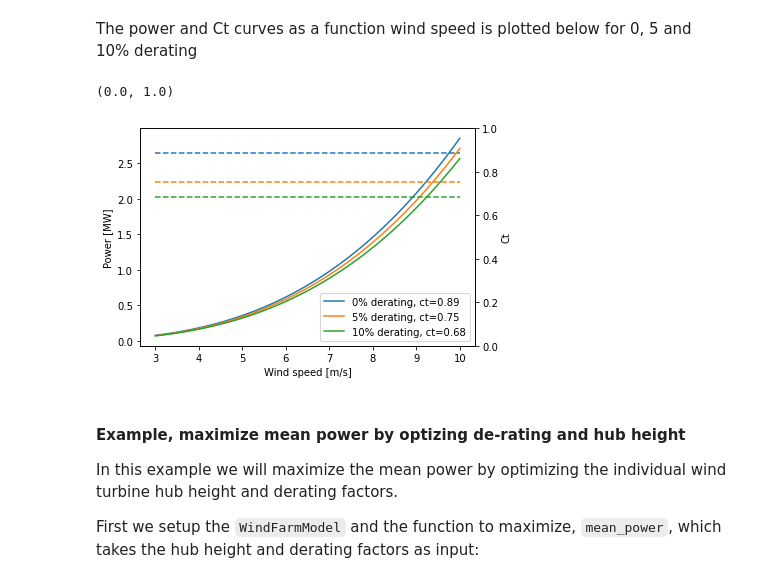
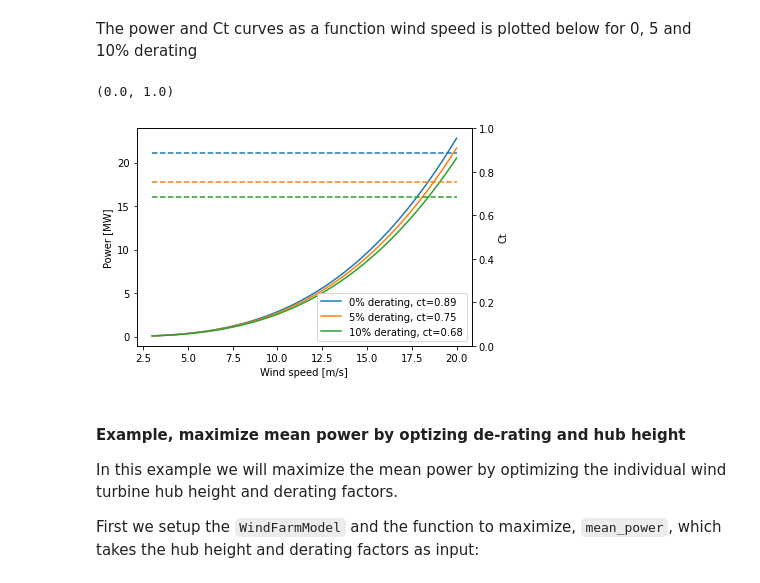
Before and after one commit to geoxiadis/smth, a Jupyter notebook: docs/notebooks/Optimization.ipynb, the cells around one changed output. Saved outputs shown, nothing was run; the diff lists cells and outputs as text; code cells hidden in the pictures.

```diff
--- a/docs/notebooks/Optimization.ipynb
+++ b/docs/notebooks/Optimization.ipynb
@@ -625,2 +638,11 @@ Iteration limit reached
 # %% [markdown]
 Optimize the site with 64 wind turbines. Below the number of iterations is limited to 3
+# %%
+n_wt=16
+site = IEA37Site(n_wt)
+wt = IEA37WindTurbines()
+wfm = IEA37SimpleBastankhahGaussian(site, wt)
+x, y = site.initial_position.T
+wfm.aep(x,y,
+           wd=np.arange(0, 360, 22.5), ws=[9.8],
+           n_cpu=None)
@@ -681,20 +705,20 @@ The power and Ct curves as a function wind speed is plotted below for 0, 5 and 1
 # %%
 ax1 = plt.gca()
 ax2 = plt.twinx(ax1)
-ws = np.linspace(3, 10)
+ws = np.linspace(3, 20)
 for derating in [0, .05, .1]:
     ct = wt.ct(ws, derating=derating)
     ax1.plot(ws, wt.power(ws, derating=derating) / 1e6, label='%d%% derating, ct=%.2f' % (derating * 100, ct[0]))
     ax2.plot(ws, ct,'--')
 
 ax1.legend(loc='lower right')
 ax1.set_xlabel('Wind speed [m/s]')
 ax1.set_ylabel('Power [MW]')
 ax2.set_ylabel('Ct')
 ax2.set_ylim([0, 1])
 # %% [output]
 (0.0, 1.0)
-[figure, old version]
+[figure, new version]
 # %% [markdown]
 #### Example, maximize mean power by optizing de-rating and hub height
 
```
Also changed, not shown: parts of 32 cells of this notebook.
